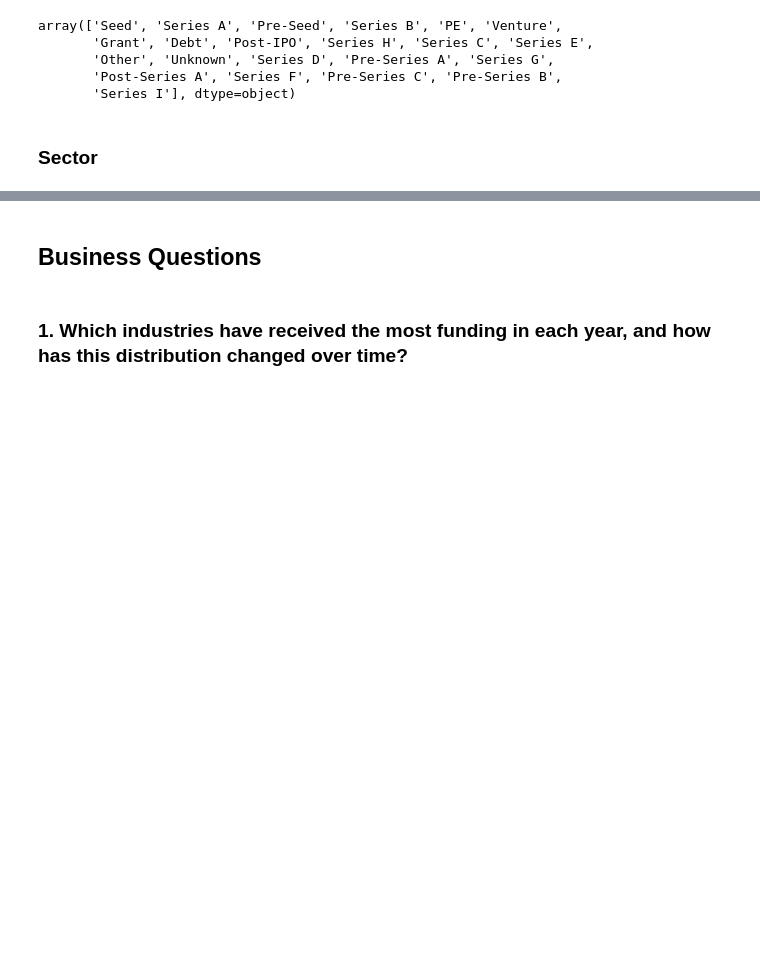
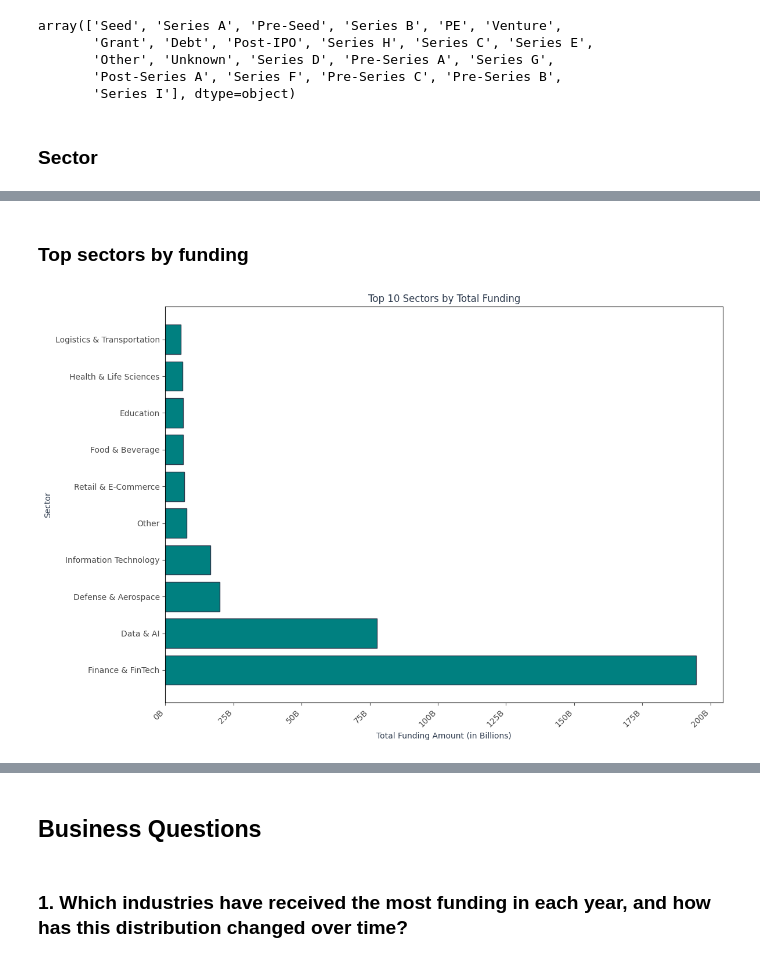
Before and after one commit to elishastanley/Indian-Start-up-Funding-Analysis-2018-2021, a Jupyter notebook: notebook/main.ipynb, the cells around one changed output, grey strips where cells are left out. Cells and saved outputs as stored; diff of their text form; code cells hidden in the pictures; blank space fills up the shorter version.

```diff
--- a/notebook/main.ipynb
+++ b/notebook/main.ipynb
@@ -874,0 +593,28 @@ data.to_csv('data/cleaned_startup_funding.csv', index=False)
+# %% [markdown]
+### Top sectors by funding
+# %%
+# Grouping data for top sectors
+top_sectors = data.groupby('Sector_Group')[
+    'Amount'].sum().sort_values(ascending=False).head(10)
+
+# Converting amounts to billions
+top_sectors_billion = top_sectors / 1e9
+
+fig, ax = plt.subplots(figsize=(12, 8))
+bars = ax.barh(top_sectors_billion.index, top_sectors_billion.values,
+               color='#008080', edgecolor='#2E3B4E')
+ax.set_title('Top 10 Sectors by Total Funding', color='#2E3B4E')
+ax.set_xlabel('Total Funding Amount (in Billions)', color='#2E3B4E')
+ax.set_ylabel('Sector', color='#2E3B4E')
+ax.tick_params(axis='x', colors='#4B4B4B')
+ax.tick_params(axis='y', colors='#4B4B4B')
+
+# Formatting the x-axis to avoid scientific notation and display in billions
+ax.xaxis.set_major_formatter(plt.FuncFormatter(lambda x, _: f'{x:,.0f}B'))
+
+ax.xaxis.set_major_locator(plt.MaxNLocator(nbins=10))
+plt.xticks(rotation=45, ha='right')
+plt.tight_layout()
+plt.show()
+# %% [output]
+[figure, added]
```
Also changed, not shown: parts of 23 cells of this notebook, 1 other file.
